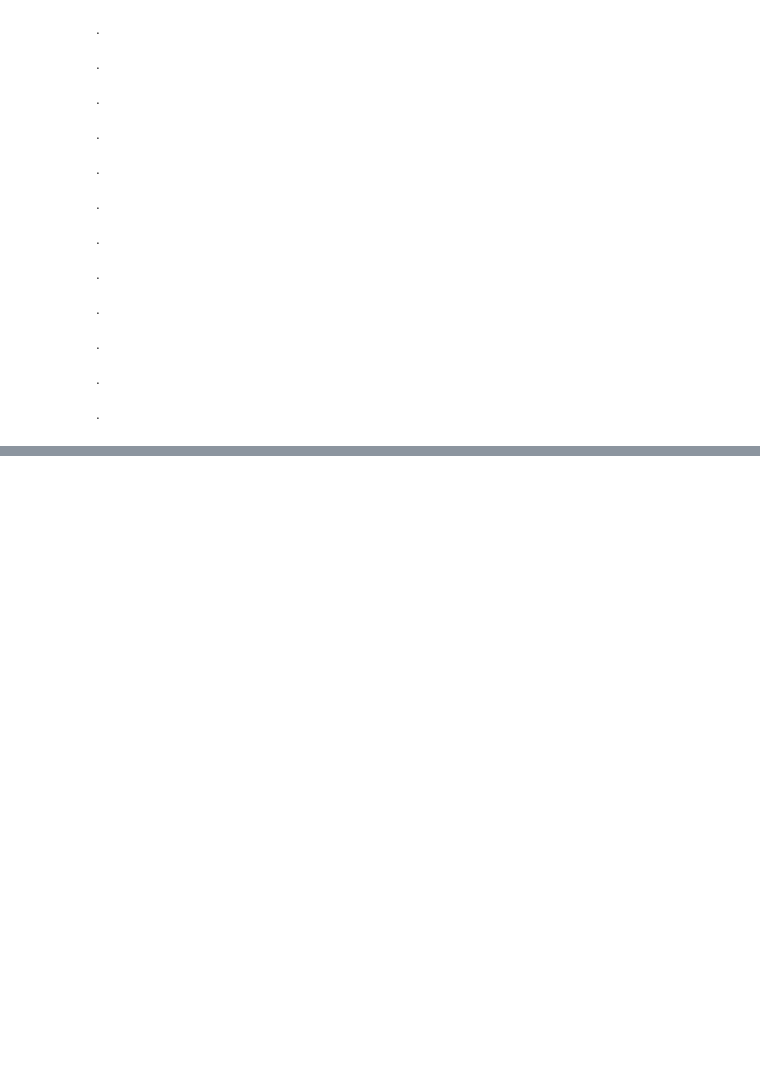
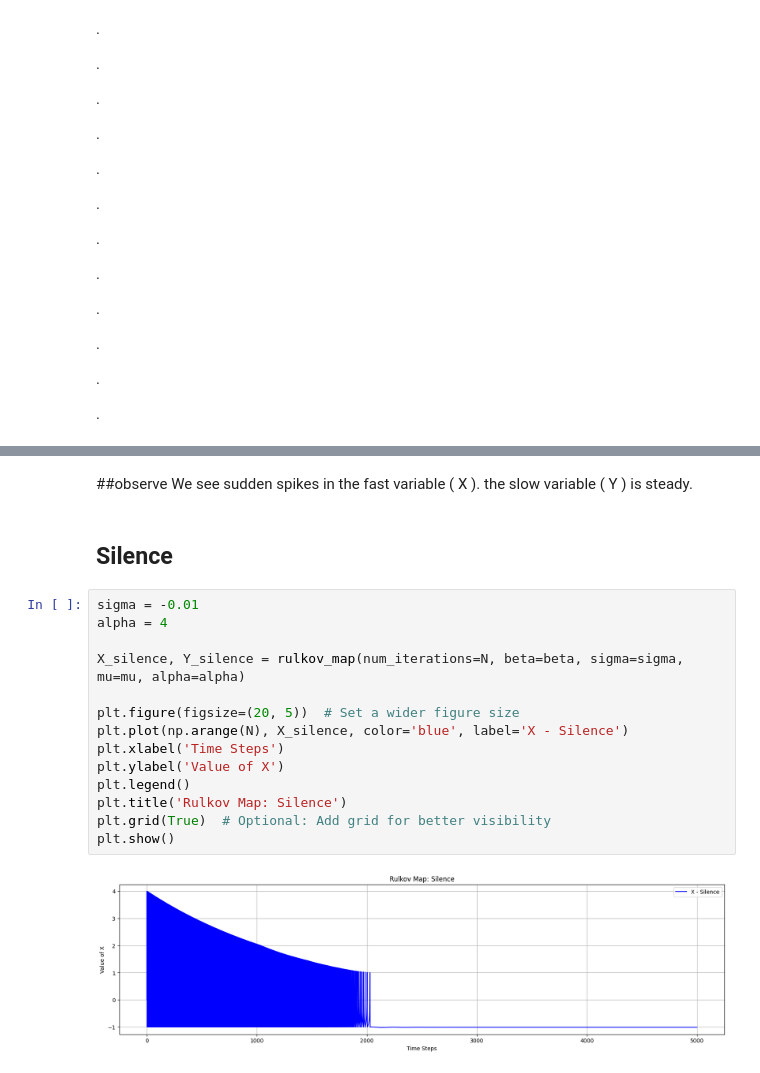
Before and after one commit to jiyanshud22/CS786A2, a Jupyter notebook: CS786A2.ipynb, the cells around one changed output, grey strips where cells are left out. Drawn from its saved outputs; the diff is of its cells as text; blank space fills up the shorter version.

```diff
--- a/CS786A2.ipynb
+++ b/CS786A2.ipynb
@@ -1190,0 +1454,21 @@ Potentially Lower Average Rewards Initially: At first, the agent might earn lowe
+# %% [markdown]
+##observe
+We see sudden spikes in the fast variable \( X \). the slow variable \( Y \) is steady.
+# %% [markdown]
+## Silence
+# %%
+sigma = -0.01
+alpha = 4
+
+X_silence, Y_silence = rulkov_map(num_iterations=N, beta=beta, sigma=sigma, mu=mu, alpha=alpha)
+
+plt.figure(figsize=(20, 5))  # Set a wider figure size
+plt.plot(np.arange(N), X_silence, color='blue', label='X - Silence')
+plt.xlabel('Time Steps')
+plt.ylabel('Value of X')
+plt.legend()
+plt.title('Rulkov Map: Silence')
+plt.grid(True)  # Optional: Add grid for better visibility
+plt.show()
+# %% [output]
+[figure, added]
```
Also changed, not shown: parts of 36 cells of this notebook.
